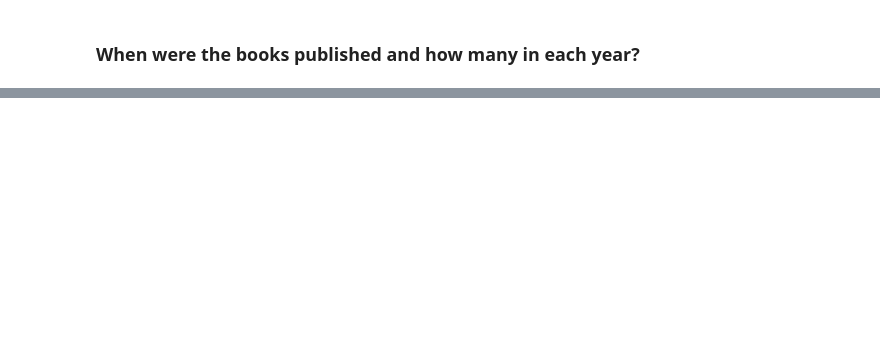
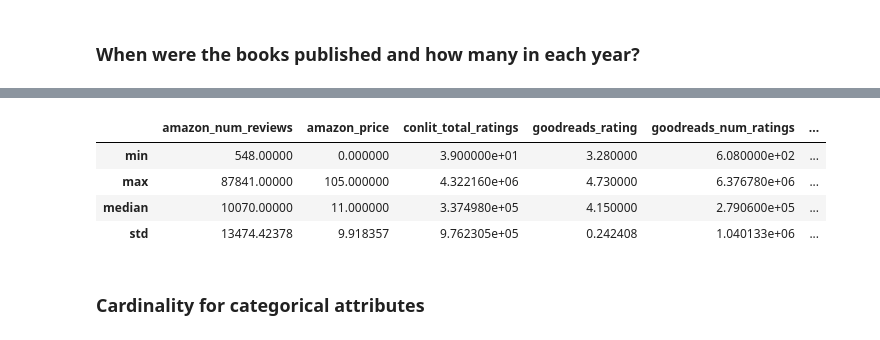
Before and after one commit to nhantien/DSCI-320-Group-Project, a Jupyter notebook: notebook/project.ipynb, the cells around one changed output, grey strips where cells are left out. Drawn from its saved outputs; the diff is of its cells as text; code cells hidden in the pictures; blank space fills up the shorter version.

```diff
--- a/notebook/project.ipynb
+++ b/notebook/project.ipynb
@@ -68,7 +68,9 @@ import altair as alt
 import ast
 # %%
 url = "https://github.com/kemiolamudzengi/dsci-320-datasets/blob/main/amazon_conlit_goodreads_nyt.csv?raw=true"
-books = pd.read_csv(url)
+books = pd.read_csv(url, parse_dates=['amazon_year', 'conlit_pubdate', 'nyt_published_date',
+                                      'goodreads_publish_date', 'goodreads_first_publish_date'
+                                     ] )
 # %% [markdown]
 Change the data type in `goodreads_genres` and `goodreads_awards` from string representation of list into actual list.
 
@@ -175,0 +178,28 @@ alt.Chart(books).mark_line().encode(
+# %%
+books.agg(
+    {
+    'amazon_num_reviews':['min','max','median','std'],
+    'amazon_price':['min','max','median','std'],
+    'conlit_total_ratings':['min','max','median','std'],
+    'goodreads_rating':['min','max','median','std'],
+    'goodreads_num_ratings':['min','max','median','std'],
+    'goodreads_likedPercent':['min','max','median','std'],
+    'goodreads_price':['min','max','median','std'],
+    'nyt_price':['min','max','median','std'],
+    'nyt_weeks_on_list':['min','max','median','std'],
+    'amazon_rating':['min','max','median','std'],
+    'amazon_year':['min','max'],
+    'conlit_pubdate':['min','max'],
+    'goodreads_publish_date':['min','max'],
+    'goodreads_first_publish_date':['min','max'],
+    'nyt_published_date':['min','max']
+    }
+)
+# %% [output]
+|  | amazon_num_reviews | amazon_price | conlit_total_ratings | goodreads_rating | goodreads_num_ratings | ... |
+| min | 548.00000 | 0.000000 | 3.900000e+01 | 3.280000 | 6.080000e+02 | ... |
+| max | 87841.00000 | 105.000000 | 4.322160e+06 | 4.730000 | 6.376780e+06 | ... |
+| median | 10070.00000 | 11.000000 | 3.374980e+05 | 4.150000 | 2.790600e+05 | ... |
+| std | 13474.42378 | 9.918357 | 9.762305e+05 | 0.242408 | 1.040133e+06 | ... |
+# %% [markdown]
+### Cardinality for categorical attributes
```
Also changed, not shown: parts of 6 cells of this notebook.
